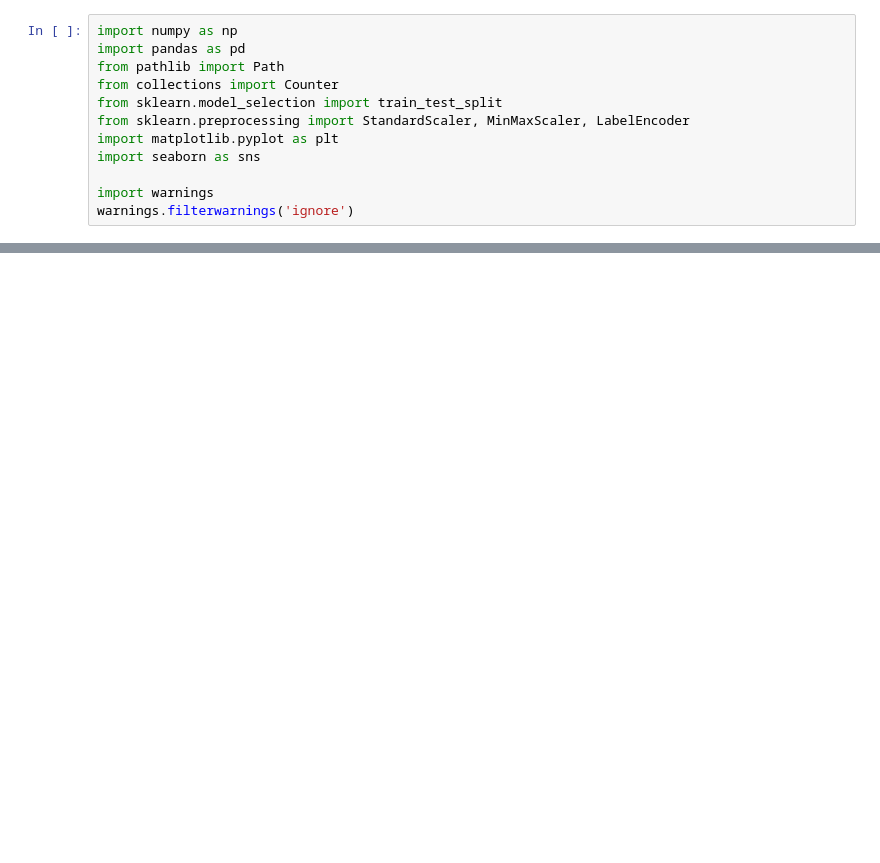
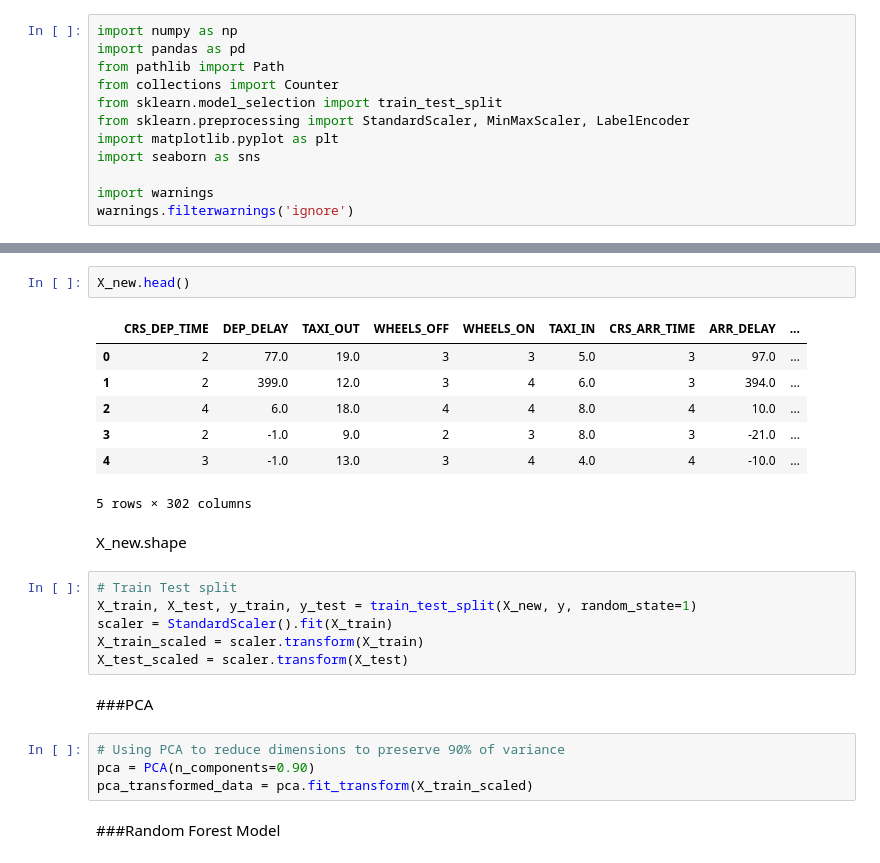
Before and after one commit to lmalla/Project-4, a Jupyter notebook: Data_Preprocessing/ML_data.ipynb, the cells around one changed output, grey strips where cells are left out. Saved outputs shown, nothing was run; the diff lists cells and outputs as text; blank space fills up the shorter version.

Commit message:
Added starter ML Models

```diff
--- a/Data_Preprocessing/ML_data.ipynb
+++ b/Data_Preprocessing/ML_data.ipynb
@@ -59,0 +155,26 @@ nine_cities
+# %%
+X_new.head()
+# %% [output]
+|  | CRS_DEP_TIME | DEP_DELAY | TAXI_OUT | WHEELS_OFF | WHEELS_ON | TAXI_IN | CRS_ARR_TIME | ARR_DELAY | ... |
+| 0 | 2 | 77.0 | 19.0 | 3 | 3 | 5.0 | 3 | 97.0 | ... |
+| 1 | 2 | 399.0 | 12.0 | 3 | 4 | 6.0 | 3 | 394.0 | ... |
+| 2 | 4 | 6.0 | 18.0 | 4 | 4 | 8.0 | 4 | 10.0 | ... |
+| 3 | 2 | -1.0 | 9.0 | 2 | 3 | 8.0 | 3 | -21.0 | ... |
+| 4 | 3 | -1.0 | 13.0 | 3 | 4 | 4.0 | 4 | -10.0 | ... |
+5 rows × 302 columns
+# %% [markdown]
+X_new.shape
+# %%
+# Train Test split
+X_train, X_test, y_train, y_test = train_test_split(X_new, y, random_state=1)
+scaler = StandardScaler().fit(X_train)
+X_train_scaled = scaler.transform(X_train)
+X_test_scaled = scaler.transform(X_test)
+# %% [markdown]
+###PCA
+# %%
+# Using PCA to reduce dimensions to preserve 90% of variance
+pca = PCA(n_components=0.90)
+pca_transformed_data = pca.fit_transform(X_train_scaled)
+# %% [markdown]
+###Random Forest Model
```
Also changed, not shown: parts of 19 cells of this notebook.
